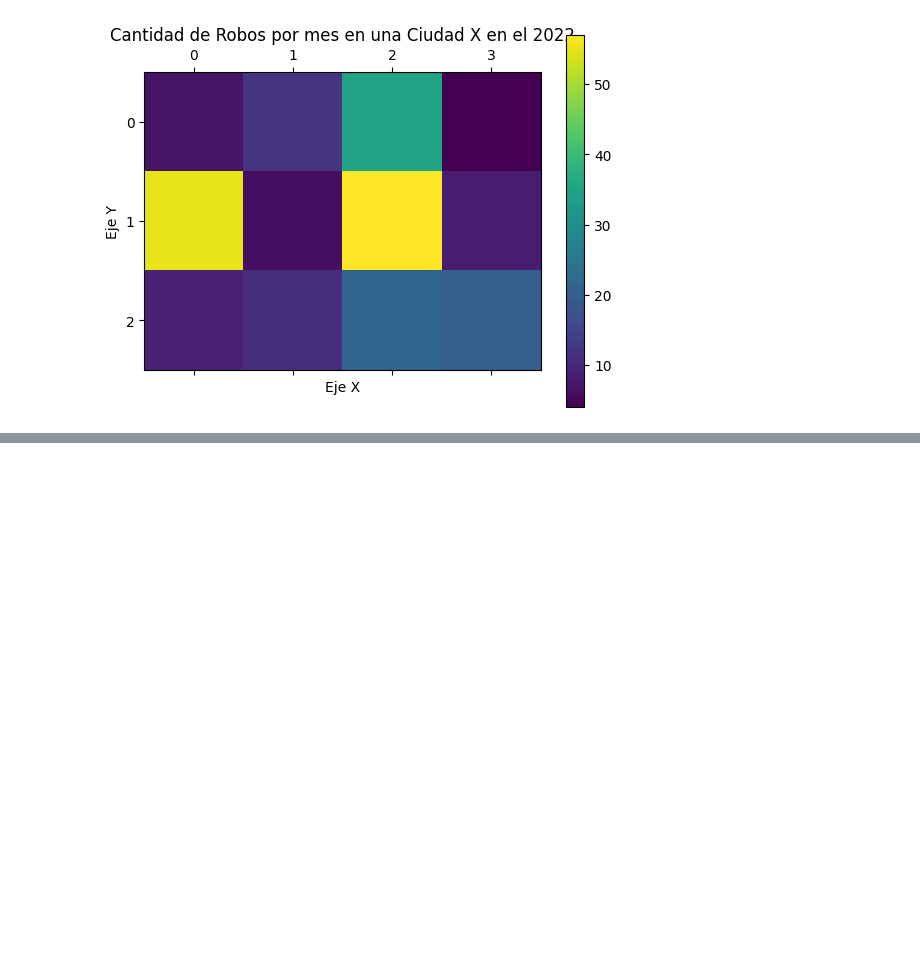
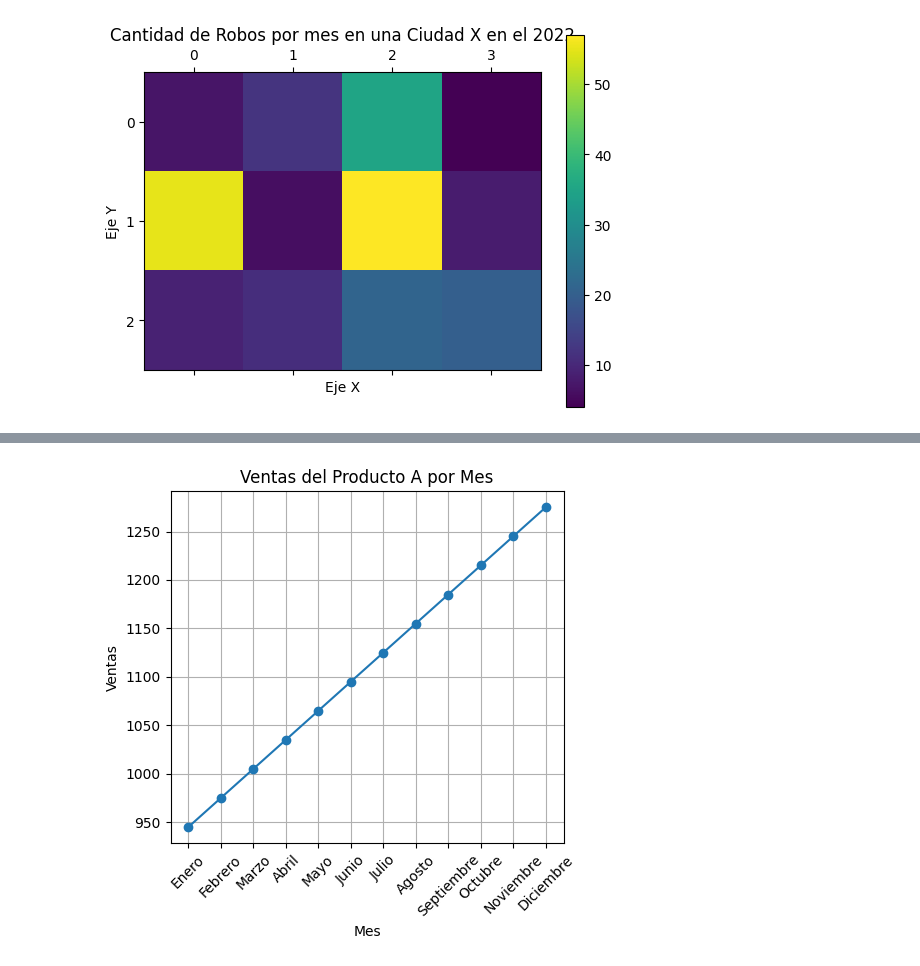
Before and after one commit to jserrataylor/cursoAI, a Jupyter notebook: Graficos_y_Figuras_con_matplotlib.ipynb, the cells around one changed output, grey strips where cells are left out. Drawn from its saved outputs; the diff is of its cells as text; code cells hidden in the pictures; blank space fills up the shorter version.

```diff
--- a/Graficos_y_Figuras_con_matplotlib.ipynb
+++ b/Graficos_y_Figuras_con_matplotlib.ipynb
@@ -402,0 +400,7 @@ plt.show()
+# %%
+import pandas as pd
+import matplotlib.pyplot as plt
+
+# Leer los datos del archivo CSV
+datos = pd.read_csv('https://raw.githubusercontent.com/jserrataylor/cursoAI/main/datos/ventas_productos.csv', index_col='Mes')
+datos.head()
@@ -402,0 +419,18 @@ plt.show()
+# %%
+# Seleccionar la columna correspondiente a las ventas totales
+datos['Totales'] = datos['Producto A'] + datos['Producto B'] + datos['Producto C'] + datos['Producto D']
+
+Totales = datos['Totales']
+
+# Crear el gráfico
+plt.figure(figsize=(5,5))
+plt.plot(Totales, marker='o')  # marker='o' añade marcadores circulares en cada punto de datos
+plt.title('Ventas del Producto A por Mes')
+plt.xlabel('Mes')
+plt.ylabel('Ventas')
+plt.grid(True)
+plt.xticks(rotation=45)  # Rotar las etiquetas del eje x para una mejor visualización
+plt.tight_layout()  # Ajustar el layout para que todo se vea bien
+plt.show()
+# %% [output]
+[figure, added]
```
Also changed, not shown: parts of 2 cells of this notebook.
